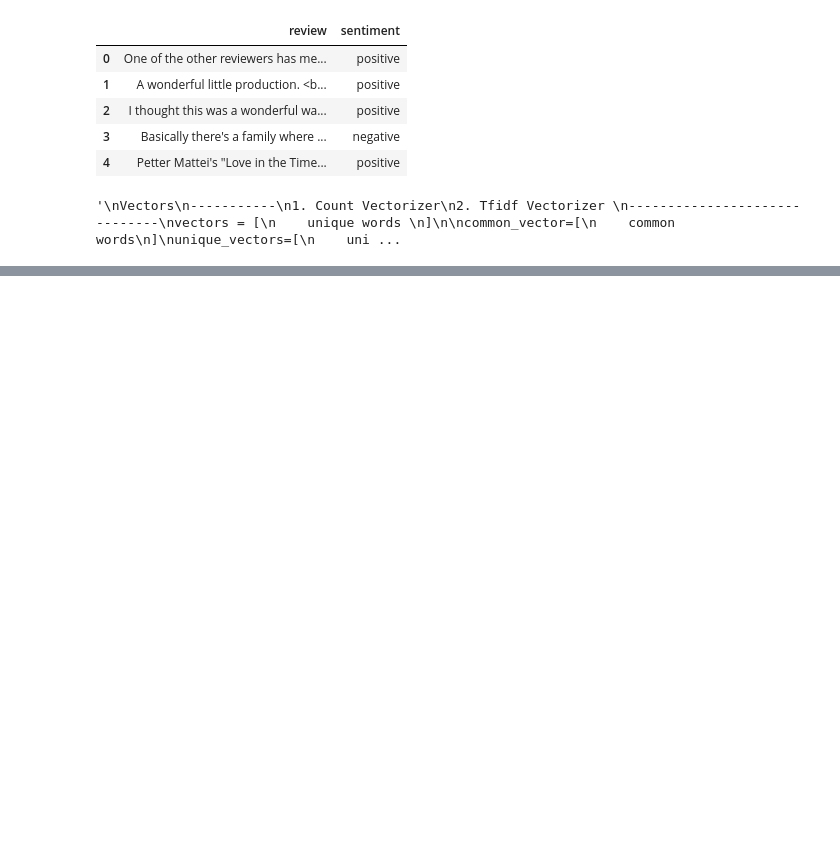
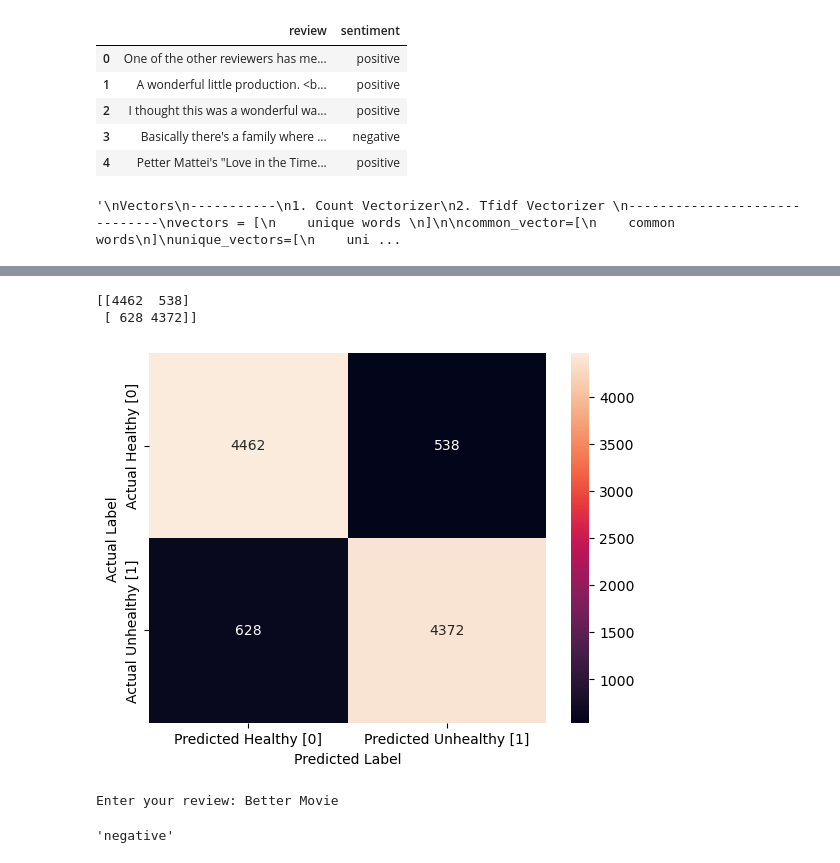
Before and after one commit to SmriteePoudel/DataScience, a Jupyter notebook: MovieReview.ipynb, the cells around one changed output, grey strips where cells are left out. Saved outputs shown, nothing was run; the diff lists cells and outputs as text; code cells hidden in the pictures; blank space fills up the shorter version.

Commit message:
Movie analysis by NPL

```diff
--- a/MovieReview.ipynb
+++ b/MovieReview.ipynb
@@ -96,0 +90,4 @@ X_train, X_test,Y_train, Y_test = train_test_split(
+# %%
+model = MultinomialNB()
+# %%
+model.fit(X_train_tfidf, Y_train)
@@ -96,0 +96,2 @@ X_train, X_test,Y_train, Y_test = train_test_split(
+# %%
+Y_pred= model.predict(X_test_tfidf)
@@ -96,0 +103,3 @@ X_train, X_test,Y_train, Y_test = train_test_split(
+# %%
+cr = classification_report(Y_test, Y_pred)
+cm = confusion_matrix(Y_test, Y_pred)
@@ -96,0 +117,20 @@ X_train, X_test,Y_train, Y_test = train_test_split(
+# %%
+print(cm)
+# %% [output]
+[[4462  538]
+ [ 628 4372]]
+# %%
+
+sns.heatmap(
+    cm,
+    annot=True,
+    fmt='.0f',
+    xticklabels=['Predicted Healthy [0]', 'Predicted Unhealthy [1]'],
+    yticklabels=['Actual Healthy [0]', 'Actual Unhealthy [1]']
+)
+
+plt.xlabel("Predicted Label")
+plt.ylabel("Actual Label")
+plt.show()
+# %% [output]
+[figure, added]
@@ -96,0 +143,6 @@ X_train, X_test,Y_train, Y_test = train_test_split(
+# %%
+review = input('Enter your review:')
+predictReview(review)
+# %% [output]
+Enter your review: Better Movie
+'negative'
```
Also changed, not shown: parts of 10 cells of this notebook, 4 other files.
